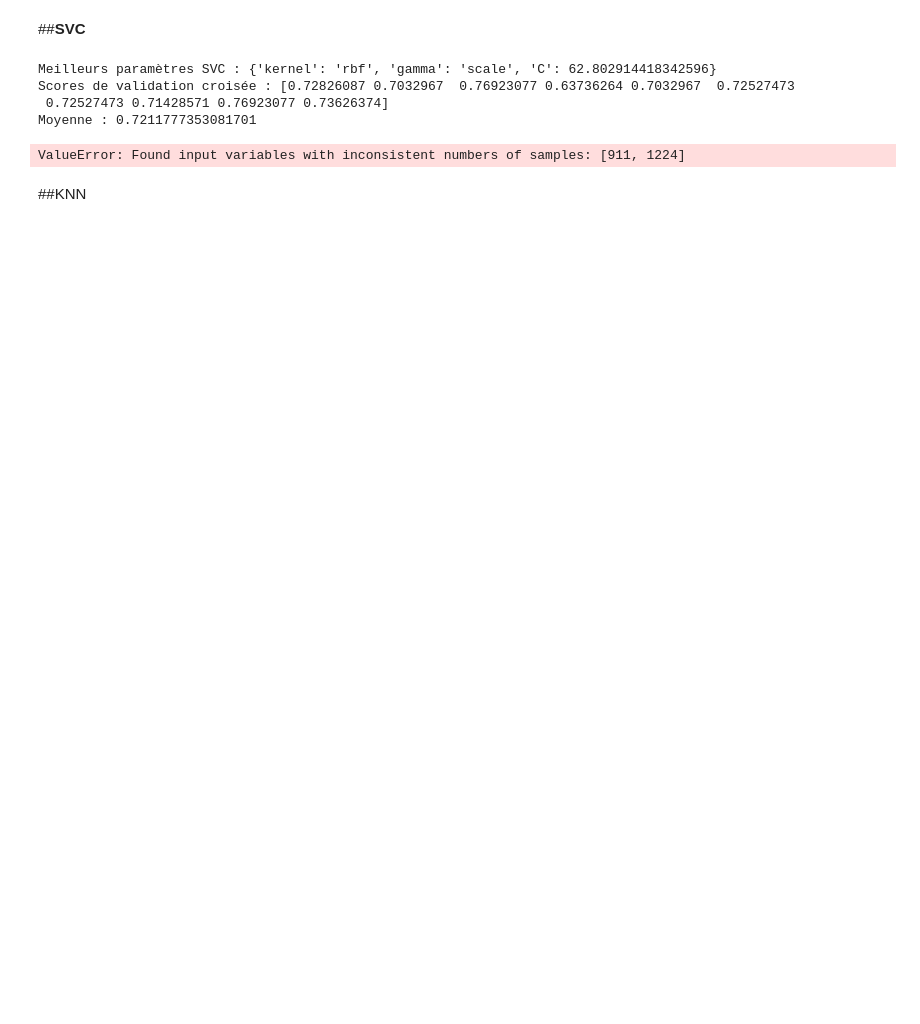
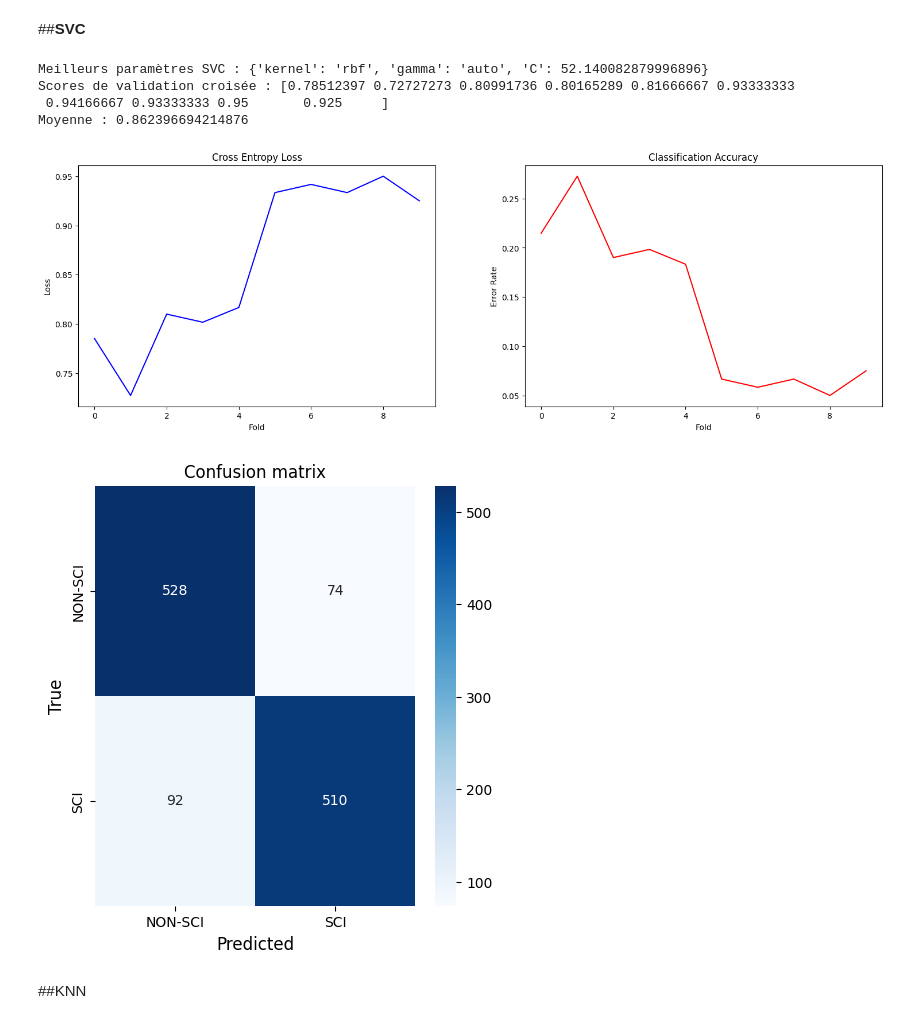
Before and after one commit to Akkuun/M1_IMAGINE_ML_Project, a Jupyter notebook: ML_Project_Group_8.ipynb, the cells around one changed output. Saved outputs shown, nothing was run; the diff lists cells and outputs as text; code cells hidden in the pictures; blank space fills up the shorter version.

```diff
--- a/ML_Project_Group_8.ipynb
+++ b/ML_Project_Group_8.ipynb
@@ -1300,52 +1260,55 @@ from sklearn.metrics import confusion_matrix
 from sklearn.preprocessing import StandardScaler
 import numpy as np
 
-X_train_dense = X_train.toarray() if hasattr(X_train, "toarray") else X_train
+
+X_resampled, y_resampled = resampleData(X_train, y_train)
+
+X_resampled_dense = X_resampled.toarray() if hasattr(X_resampled, "toarray") else X_resampled
 X_test_dense = X_test.toarray() if hasattr(X_test, "toarray") else X_test
 
 scaler = StandardScaler()
-X_train_scaled = scaler.fit_transform(X_train_dense)
+X_resampled_scaled = scaler.fit_transform(X_resampled_dense)
 X_test_scaled = scaler.transform(X_test_dense)
 
 clf_SVC = SVC()
-
 param_distributions = {
     'kernel': ['linear', 'rbf', 'poly'],
-    'C': np.logspace(-2, 2, 100),  # de 0.01 à 100
+    'C': np.logspace(-2, 2, 100),
     'gamma': ['scale', 'auto']
 }
 
 random_search = RandomizedSearchCV(
     estimator=clf_SVC,
     param_distributions=param_distributions,
     n_iter=30,
     cv=KFold(n_splits=10, shuffle=True, random_state=42),
     scoring='accuracy',
     random_state=42,
     n_jobs=-1
 )
 
-random_search.fit(X_train_scaled, y_train)
+random_search.fit(X_resampled_scaled, y_resampled)
 
 print("Meilleurs paramètres SVC :", random_search.best_params_)
 
 best_svc_classifier = random_search.best_estimator_
 
-svc_scores = cross_val_score(best_svc_classifier, X_train_scaled, y_train, cv=10)
+svc_scores = cross_val_score(best_svc_classifier, X_resampled_scaled, y_resampled, cv=10)
 print("Scores de validation croisée :", svc_scores)
 print("Moyenne :", svc_scores.mean())
 
-y_pred_cv = cross_val_predict(best_svc_classifier, X_train_scaled, y_train, cv=10)
+y_pred_cv = cross_val_predict(best_svc_classifier, X_resampled_scaled, y_resampled, cv=10)
 
-conf_matrix = confusion_matrix(y_train, y_pred_cv)
+conf_matrix = confusion_matrix(y_resampled, y_pred_cv)
 plot_curves(svc_scores)
 plot_curves_confusion(conf_matrix, ['NON-SCI', 'SCI'])
 # %% [output]
-Meilleurs paramètres SVC : {'kernel': 'rbf', 'gamma': 'scale', 'C': 62.802914418342596}
-Scores de validation croisée : [0.72826087 0.7032967  0.76923077 0.63736264 0.7032967  0.72527473
- 0.72527473 0.71428571 0.76923077 0.73626374]
-Moyenne : 0.7211777353081701
+Meilleurs paramètres SVC : {'kernel': 'rbf', 'gamma': 'auto', 'C': 52.140082879996896}
+Scores de validation croisée : [0.78512397 0.72727273 0.80991736 0.80165289 0.81666667 0.93333333
+ 0.94166667 0.93333333 0.95       0.925     ]
+Moyenne : 0.862396694214876
-ValueError: Found input variables with inconsistent numbers of samples: [911, 1224]
+[figure, added]
+[figure, added]
 # %% [markdown]
 ##KNN
 # %%
```
Also changed, not shown: parts of 6 cells of this notebook.
